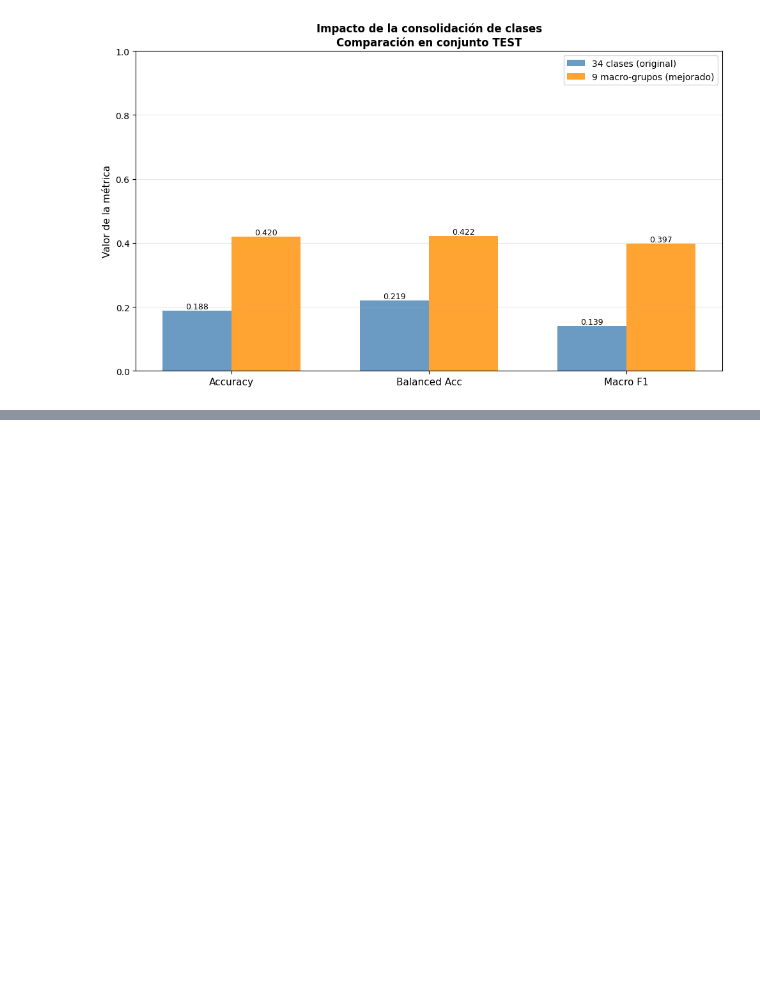
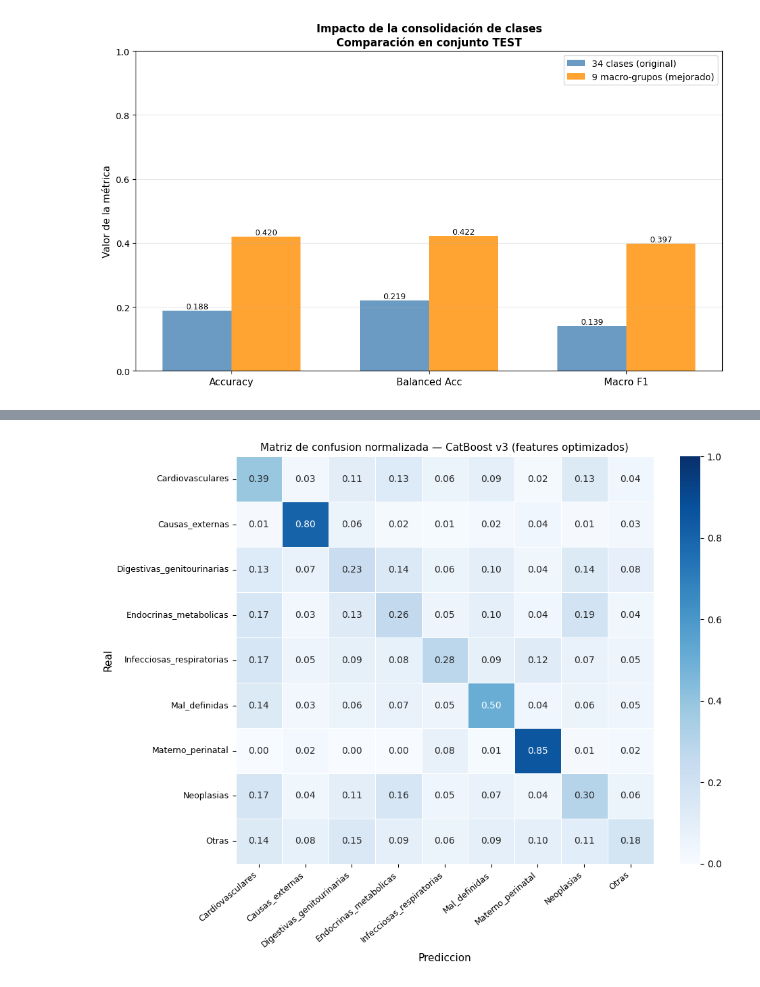
Before and after one commit to jcdiegolopez/MD-PY1, a Jupyter notebook: modelado_predictivo.ipynb, the cells around one changed output, grey strips where cells are left out. Cells and saved outputs as stored; diff of their text form; code cells hidden in the pictures; blank space fills up the shorter version.

Commit message:
agrega modelado predictivo fase 2 completo con mejora de features y CatBoost tuned

```diff
--- a/modelado_predictivo.ipynb
+++ b/modelado_predictivo.ipynb
@@ -2009,0 +2183,26 @@ plt.show()
+# %%
+# ── Matriz de confusion normalizada — CatBoost v3 ───────────────────────────
+classes3 = sorted(y3_test.unique())
+cm3 = confusion_matrix(y3_test, y_pred_cb3_test, labels=classes3, normalize='true')
+
+fig_cm3, ax_cm3 = plt.subplots(figsize=(10, 8))
+sns.heatmap(
+    cm3,
+    xticklabels=classes3,
+    yticklabels=classes3,
+    cmap='Blues',
+    vmin=0, vmax=1,
+    annot=True,
+    fmt='.2f',
+    linewidths=0.5,
+    ax=ax_cm3,
+)
+ax_cm3.set_xlabel('Prediccion', fontsize=11)
+ax_cm3.set_ylabel('Real', fontsize=11)
+ax_cm3.set_title('Matriz de confusion normalizada — CatBoost v3 (features optimizados)', fontsize=11)
+ax_cm3.set_xticklabels(ax_cm3.get_xticklabels(), rotation=40, ha='right', fontsize=9)
+ax_cm3.set_yticklabels(ax_cm3.get_yticklabels(), rotation=0, fontsize=9)
+plt.tight_layout()
+plt.show()
+# %% [output]
+[figure, added]
```
Also changed, not shown: parts of 17 cells of this notebook, 1 other file.
